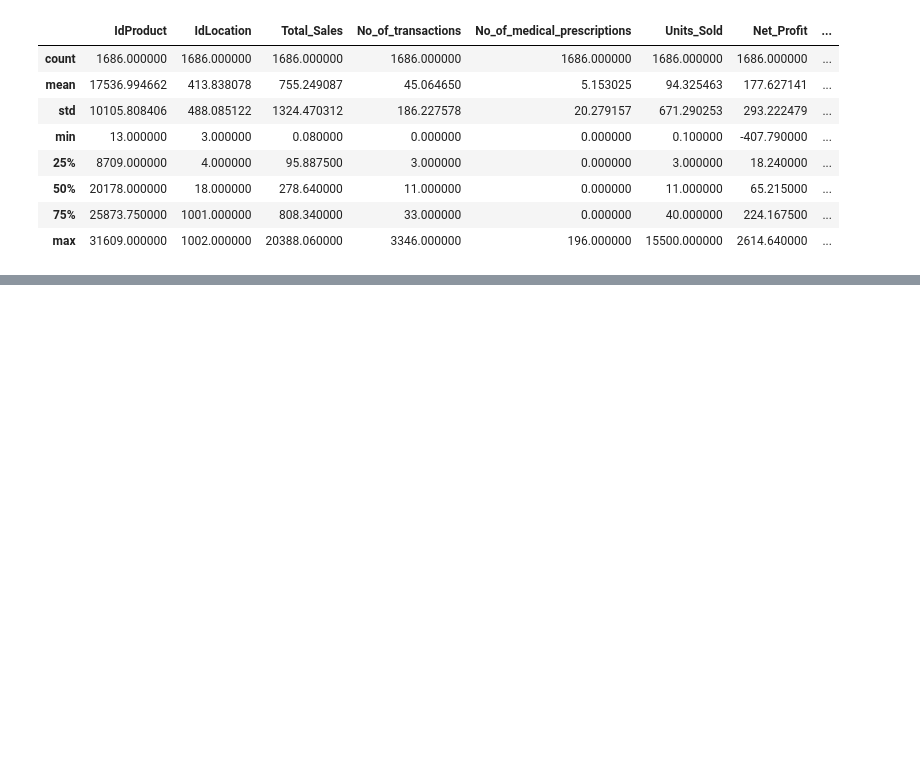
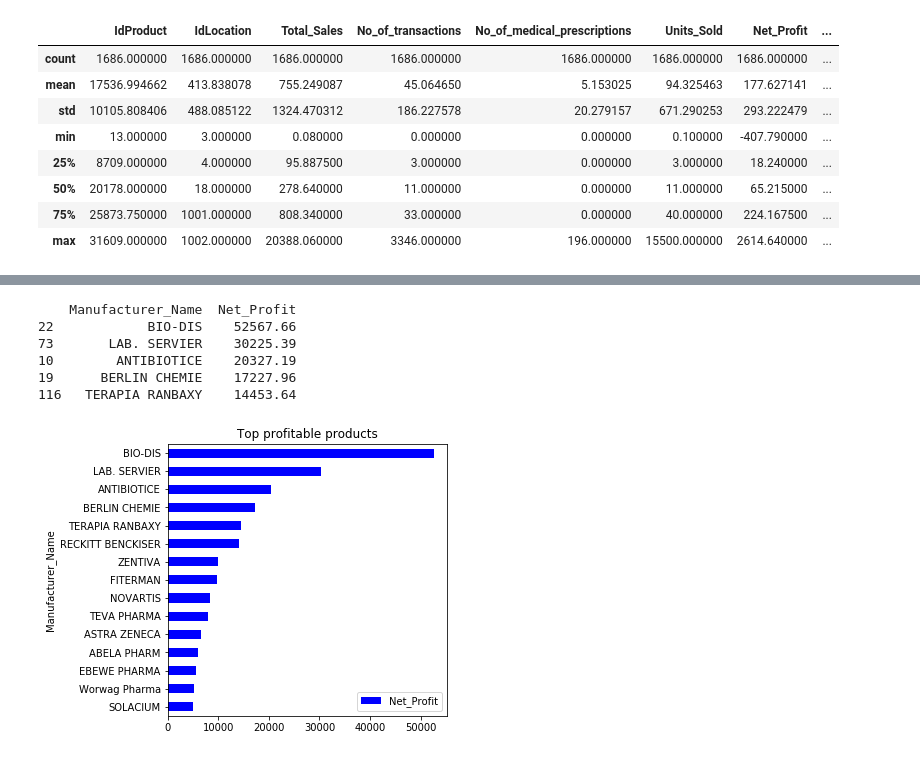
Before and after one commit to evian13/PrepCourse-Unit2, a Jupyter notebook: Capstone1 - data analysis report.ipynb, the cells around one changed output, grey strips where cells are left out. Drawn from its saved outputs; the diff is of its cells as text; code cells hidden in the pictures; blank space fills up the shorter version.

```diff
--- a/Capstone1 - data analysis report.ipynb
+++ b/Capstone1 - data analysis report.ipynb
@@ -85,0 +200,20 @@ Name: IdProduct, dtype: int64
+# %%
+a = df.groupby(['Manufacturer_Name'])['Net_Profit'].sum().reset_index()
+a = a.sort_values(by=['Net_Profit'],ascending=False)
+
+print(a.head())
+
+a.head(15).plot(x='Manufacturer_Name', y ='Net_Profit' , kind='barh'
+               , figsize=[5, 5],title="Top profitable products"
+              , color = 'b'
+              )
+plt.gca().invert_yaxis()
+plt.show()
+# %% [output]
+    Manufacturer_Name  Net_Profit
+22            BIO-DIS    52567.66
+73       LAB. SERVIER    30225.39
+10        ANTIBIOTICE    20327.19
+19      BERLIN CHEMIE    17227.96
+116   TERAPIA RANBAXY    14453.64
+[figure, added]
```
Also changed, not shown: parts of 57 cells of this notebook.
